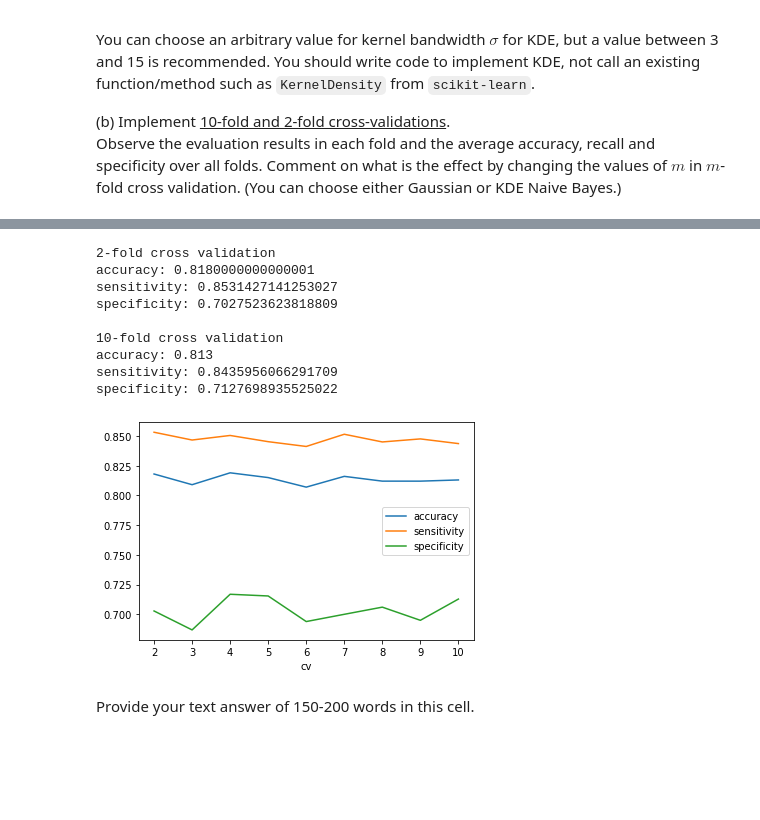
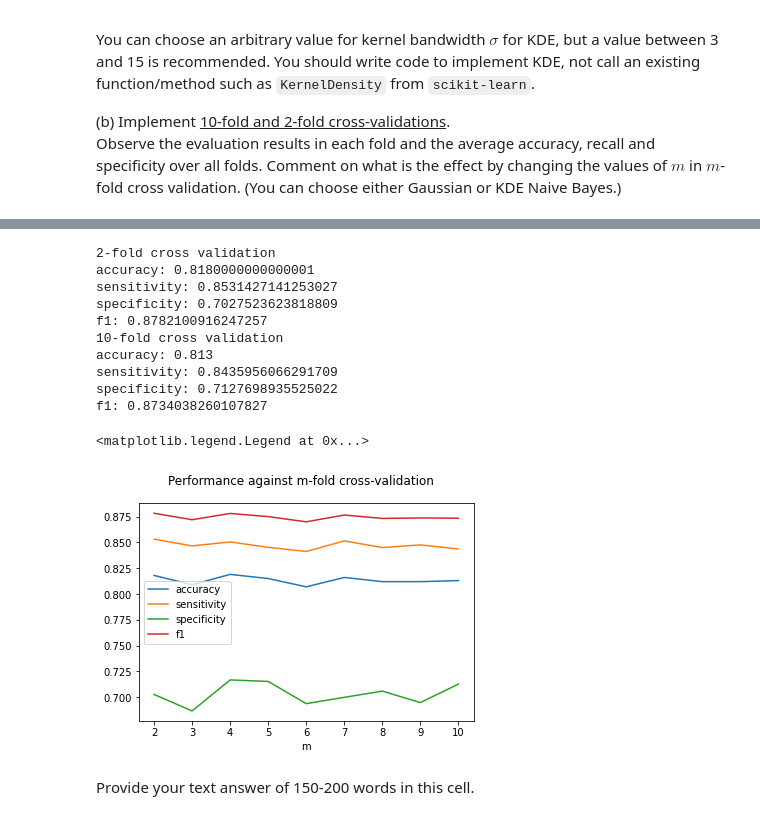
Before and after one commit to Meatssauce/comp30027-machine-learning-assignment-1, a Jupyter notebook: COMP3027ASS1_template.ipynb, the cells around one changed output, grey strips where cells are left out. Drawn from its saved outputs; the diff is of its cells as text; code cells hidden in the pictures; blank space fills up the shorter version.

Commit message:
updated graph in Q2

```diff
--- a/COMP3027ASS1_template.ipynb
+++ b/COMP3027ASS1_template.ipynb
@@ -430,7 +424,7 @@ train_data, test_data = preprocess('dataset/adult.csv')
 X_train, y_train = train_data.drop(columns=['label']), train_data['label']
 X_test, y_test = test_data.drop(columns=['label']), test_data['label']
 
-model = NBClassifier(bandwidth=15, use_kde=True)
+model = NBClassifier(bandwidth=5, use_kde=True)
 model = train(model, X_train, y_train)
 
 labels = [' >50K', ' <=50K']  # neg, pos
@@ -464,43 +464,45 @@ def cross_validate(model, data, cv):
         sensitivity = tp / (tp + fn)
         specificity = tn / (tn + fp)
 
-        cv_results.append((accuracy, sensitivity, specificity))
+        cv_results.append((accuracy, sensitivity, specificity, f1))
 
     return np.mean(cv_results, axis=0)
 # %%
 data = pd.read_csv("dataset/adult.csv")
-model = NBClassifier(bandwidth=2, use_kde=False)
+model = NBClassifier(use_kde=False)
 
 cvs = range(2, 11)
-cv_results = [cross_validate(model, data, cv) for cv in cvs]
-cv_results = np.array(cv_results)
+cv_results = np.array([cross_validate(model, data, cv) for cv in cvs])
 
 print('2-fold cross validation')
-accuracy, sensitivity, specificity = cv_results[0]
-print(f'accuracy: {accuracy}\nsensitivity: {sensitivity}\nspecificity: {specificity}\n')
+accuracy, sensitivity, specificity, f1 = cv_results[0]
+print(f'accuracy: {accuracy}\nsensitivity: {sensitivity}\nspecificity: {specificity}\nf1: {f1}')
 
 print('10-fold cross validation')
-accuracy, sensitivity, specificity = cv_results[-1]
-print(f'accuracy: {accuracy}\nsensitivity: {sensitivity}\nspecificity: {specificity}')
+accuracy, sensitivity, specificity, f1 = cv_results[-1]
+print(f'accuracy: {accuracy}\nsensitivity: {sensitivity}\nspecificity: {specificity}\nf1: {f1}')
 
-cv_results = np.array(cv_results)
-plt.xlabel('cv')
-plt.plot(cvs, cv_results[:,0], label="accuracy")
-plt.plot(cvs, cv_results[:,1], label="sensitivity")
-plt.plot(cvs, cv_results[:,2], label="specificity")
-plt.legend()
-plt.show()
+fig, ax = plt.subplots()
+fig.suptitle('Performance against m-fold cross-validation')
+ax.set(xlabel='m')
+ax.plot(cvs, cv_results[:,0], label="accuracy")
+ax.plot(cvs, cv_results[:,1], label="sensitivity")
+ax.plot(cvs, cv_results[:,2], label="specificity")
+ax.plot(cvs, cv_results[:,3], label="f1")
+ax.legend()
 # %% [output]
 2-fold cross validation
 accuracy: 0.8180000000000001
 sensitivity: 0.8531427141253027
 specificity: 0.7027523623818809
-
+f1: 0.8782100916247257
 10-fold cross validation
 accuracy: 0.813
 sensitivity: 0.8435956066291709
 specificity: 0.7127698935525022
+f1: 0.8734038260107827
+<matplotlib.legend.Legend at 0x...>
-[figure, old version]
+[figure, new version]
 # %% [markdown]
 Provide your text answer of 150-200 words in this cell.
 # %% [markdown]
```
Also changed, not shown: parts of 5 cells of this notebook.
